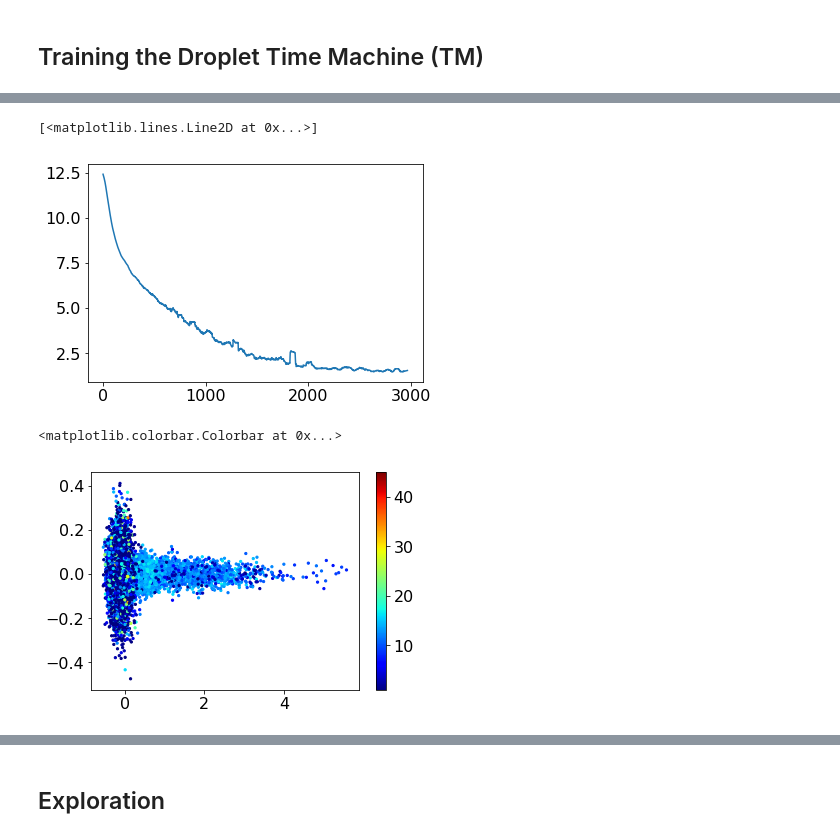
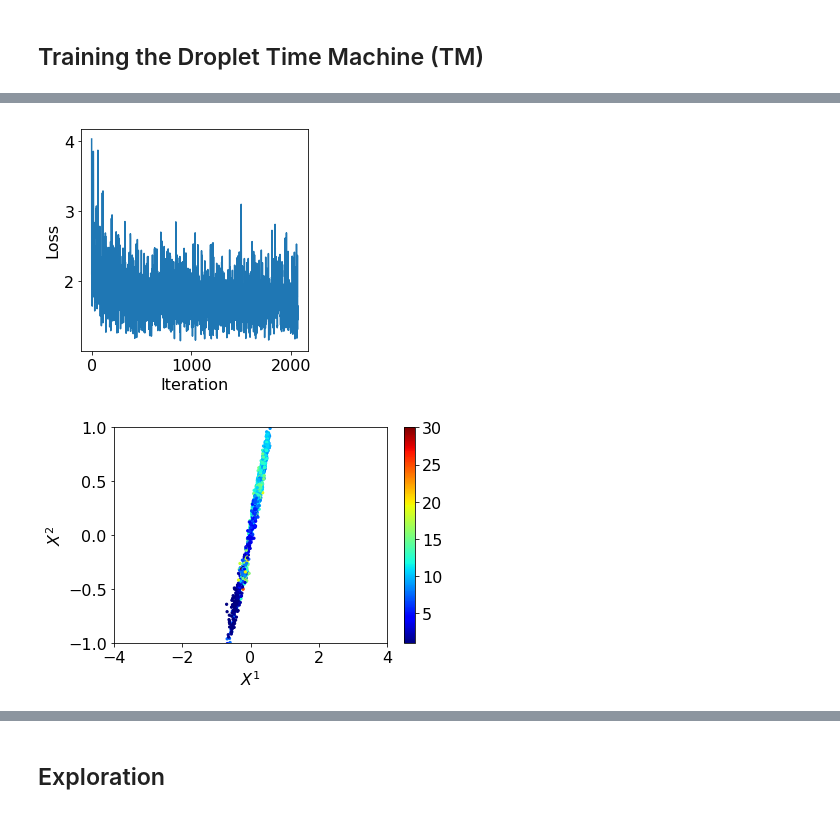
Before and after one commit to broadinstitute/CellBender, a Jupyter notebook: proto/chimera/notebooks/dtm_exploration.ipynb, the cells around one changed output, grey strips where cells are left out. Drawn from its saved outputs; the diff is of its cells as text; code cells hidden in the pictures.

```diff
--- a/proto/chimera/notebooks/dtm_exploration.ipynb
+++ b/proto/chimera/notebooks/dtm_exploration.ipynb
@@ -486,7 +461,7 @@ feature_based_gene_expression_model = FeatureBasedGeneExpressionModel(
     init_features_ard_scale=10.0,
     phi_scale=1e-2,
     activation=torch.nn.Softplus(),
-    enable_phi_prior=False,
+    enable_phi_prior=True,
     hidden_dims=[],
     device=device,
     dtype=dtype)
@@ -524,2 +499,4 @@ WARNING:root:Iteration number: 2000, loss: 0.185 +- 0.001, time: 6.884s
 WARNING:root:[FeatureBasedGeneExpressionModelTrainer] training finished.
+# %%
+feature_based_gene_expression_model.enable_phi_prior = False
 # %%
@@ -554,7 +537,7 @@ WARNING:root:[FeatureBasedGeneExpressionModelTrainer] training finished.
 # %% [markdown]
 ## Training the Droplet Time Machine (TM)
 # %%
-n_training_iters = 30_000
+n_training_iters = 5_000
 
 minibatch_genes_per_gene_group = 20
 minibatch_expressing_cells_per_gene = 50
@@ -566,7 +549,7 @@ slow_modules_lr_reduction_factor = 1.0
 weight_decay = 0.0
 adam_lr_start = 1e-2
 adam_lr_stop = 1e-3
-adam_betas = (0.9, 0.99)
+adam_betas = (0.95, 0.995)
 adam_eps = 1e-6
 # %%
 pyro.clear_param_store()
@@ -576,7 +559,7 @@ gene_expression_model = feature_based_gene_expression_model
 fsd_model = FSDModelGPLVM(
     sc_fingerprint_dtm=sc_fingerprint_dtm,
     n_fsd_lo_comps=1,
-    n_fsd_hi_comps=1,
+    n_fsd_hi_comps=2,
     init_params_dict=init_params_dict,
     device=device,
     dtype=dtype)
@@ -611,6 +594,7 @@ dtm = DropletTimeMachineModel(
     monitor_constraint_pressure=True,
     device=device,
     dtype=dtype)
+dtm.constraint_pressure_forgetting_factor = 0.999
 
 def get_adam_args(
     base_lr: float,
@@ -746,26 +755,29 @@ dtm.constraint_pressure_dict
   'upper_bound_pressure': 0.0}}
 # %%
-smoothing = True
-log = True
+smoothing = False
+log = False
 window_length = 51
 polyorder = 1
 
 if smoothing and len(loss_hist) > window_length:
     smooth_loss_hist = savgol_filter(
         loss_hist,
-        window_length=window_length,.
-
+        window_length=window_length,
         polyorder=polyorder)
 else:
     smooth_loss_hist = loss_hist
 if log:
     smooth_loss_hist = np.log1p(smooth_loss_hist)
 
+plt.figure(figsize=(4, 4))
 ax = plt.gca()
 ax.plot(smooth_loss_hist)
+ax.set_xlabel('Iteration', fontsize=16)
+ax.set_ylabel('Loss', fontsize=16)
+plt.tight_layout()
+# plt.savefig('/home/jupyter/CellBender/proto/chimera/notebooks/figures/dtm_loss_stratified.pdf')
 # %% [output]
-[<matplotlib.lines.Line2D at 0x...>]
-[figure, old version]
+[figure, new version]
 # %%
 fsd_Xu = fsd_model.gplvm.Xu.detach().cpu().numpy()
 fsd_latent_posterior_loc_gl = fsd_model.fsd_latent_posterior_loc_gl.detach().cpu().numpy()
@@ -775,11 +787,15 @@ plt.scatter(fsd_latent_posterior_loc_gl[:, 0], fsd_latent_posterior_loc_gl[:, 1]
 plt.colorbar()
 
 # plt.scatter(fsd_Xu[:, 0], fsd_Xu[:, 1])
-# plt.xlim((-1, 1))
-# plt.ylim((-1, 1))
+plt.xlim((-4, 4))
+plt.ylim((-1, 1))
+plt.xlabel(r'$X^1$', fontsize=16)
+plt.ylabel(r'$X^2$', fontsize=16)
+plt.tight_layout()
+
+# plt.savefig('/home/jupyter/CellBender/proto/chimera/notebooks/figures/pbmc4k_fsd_embedding.png', dpi=300)
 # %% [output]
-<matplotlib.colorbar.Colorbar at 0x...>
-[figure, old version]
+[figure, new version]
 # %%
 # plt.hist(chimera_rate_model.log_beta_c_posterior_loc_g.exp().detach().cpu().numpy(), bins=50, log=True);
 # print(chimera_rate_model.log_alpha_c_posterior_loc_g.exp().mean().item())
```
Also changed, not shown: parts of 45 cells of this notebook, 24 other files.
